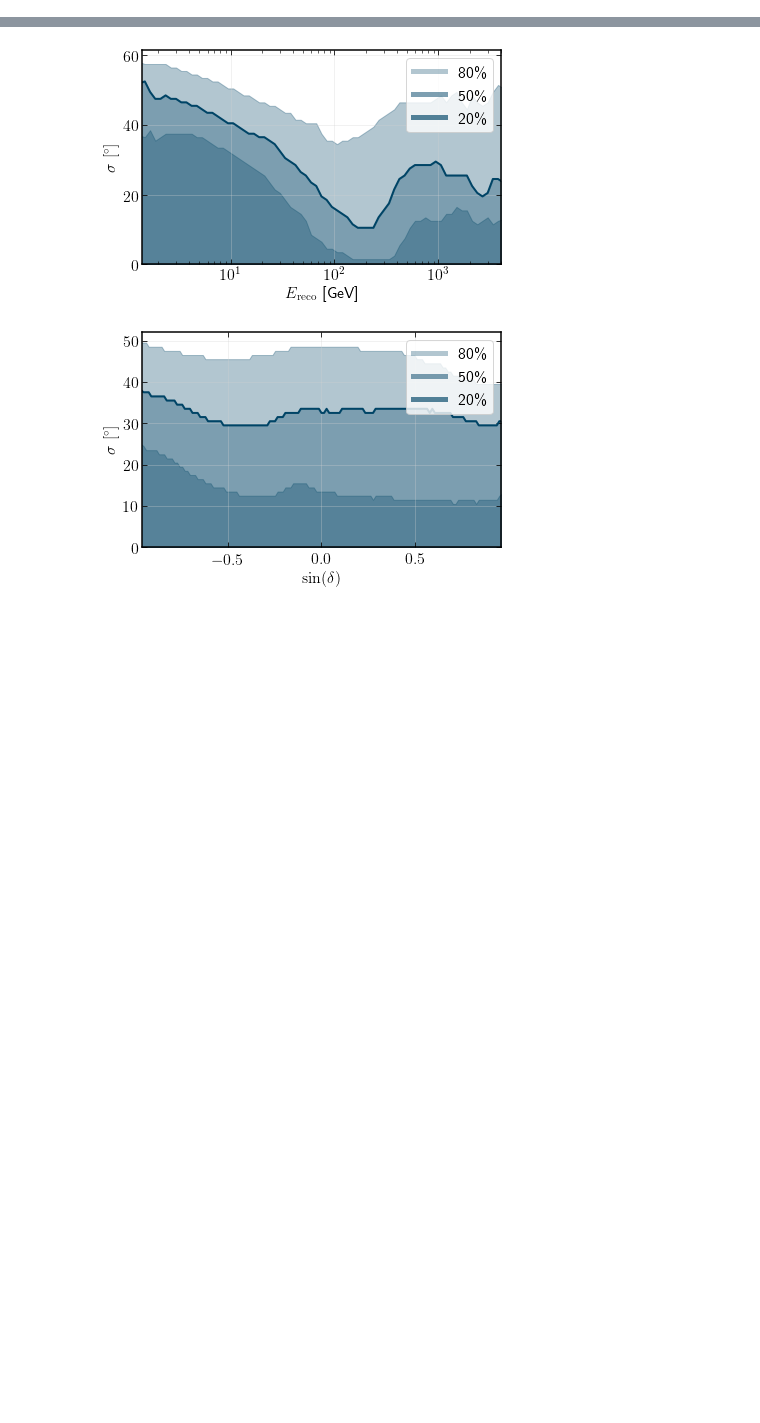
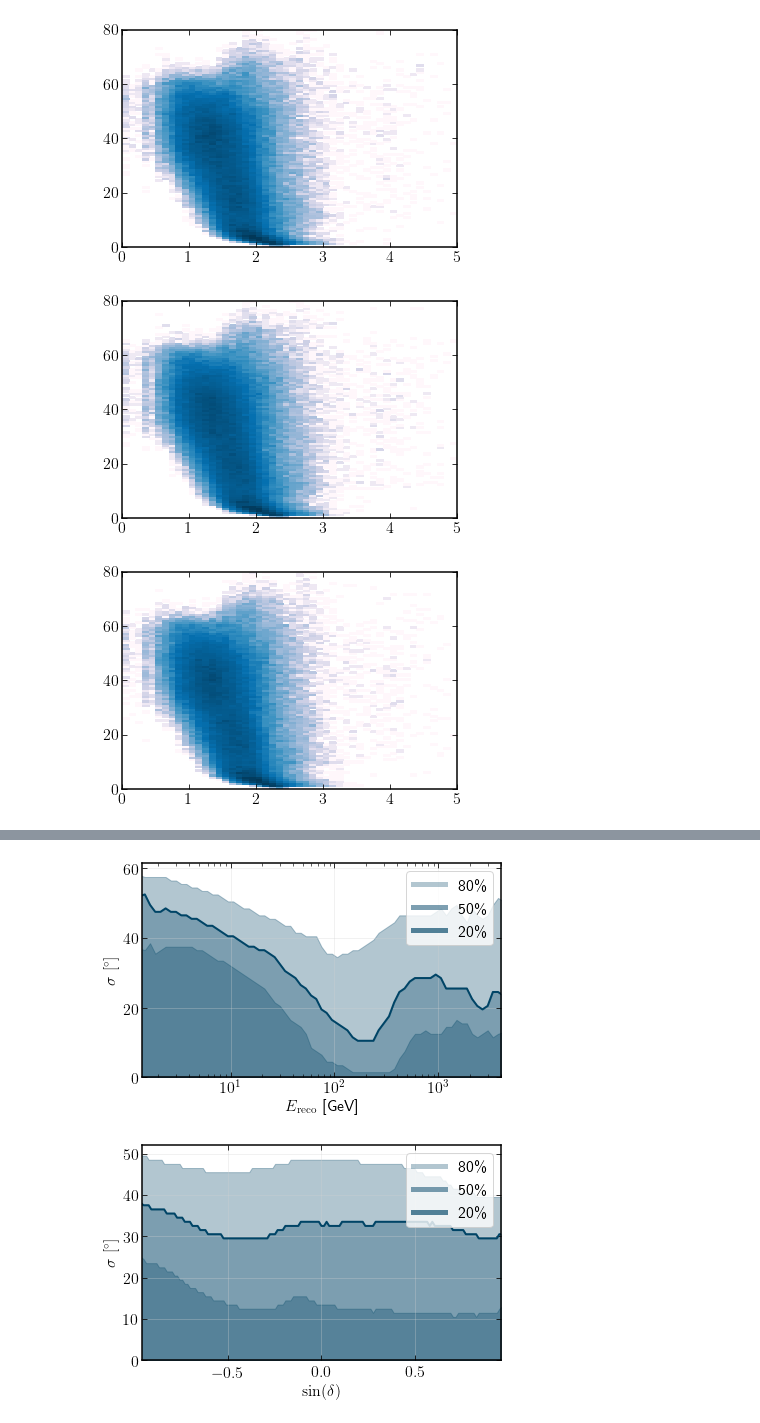
Before and after one commit to apizzuto/Novae, a Jupyter notebook: notebooks/GRECO_analysis_plots.ipynb, the cells around one changed output, grey strips where cells are left out. Saved outputs shown, nothing was run; the diff lists cells and outputs as text; code cells hidden in the pictures; blank space fills up the shorter version.

```diff
--- a/notebooks/GRECO_analysis_plots.ipynb
+++ b/notebooks/GRECO_analysis_plots.ipynb
@@ -10,0 +33,11 @@ import numpy as np
+# %%
+for data, lab in [(data_2016, '2016'), (data_2017, '2017'), (data_2018, '2018')]:
+    plt.hist2d(data['logE'], data['angErr']*180. / np.pi,
+               bins=[np.linspace(0., 5., 51), np.linspace(0., 80., 101)],
+               norm=LogNorm()
+    )
+    plt.show()
+# %% [output]
+[figure, added]
+[figure, added]
+[figure, added]
```
Also changed, not shown: parts of 32 cells of this notebook, 3 other files.
